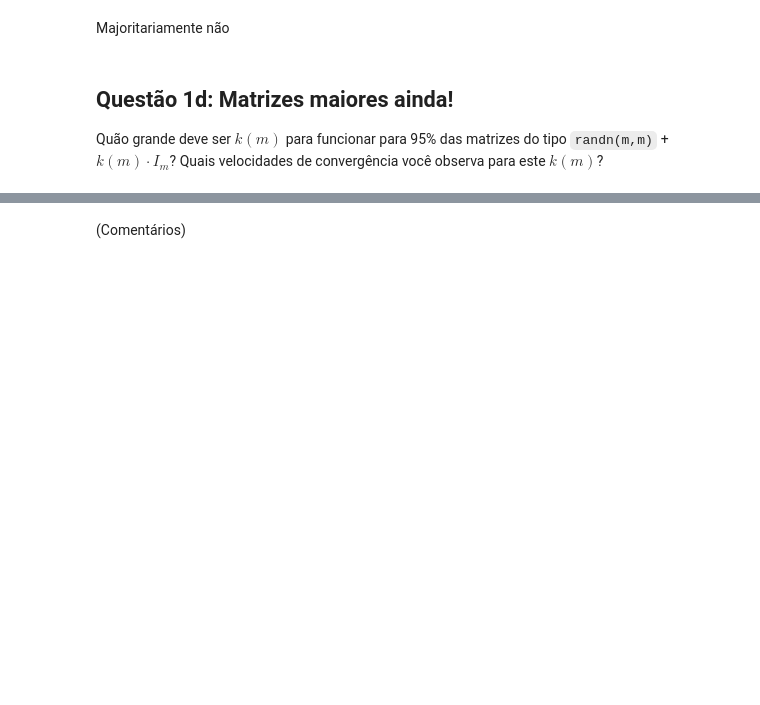
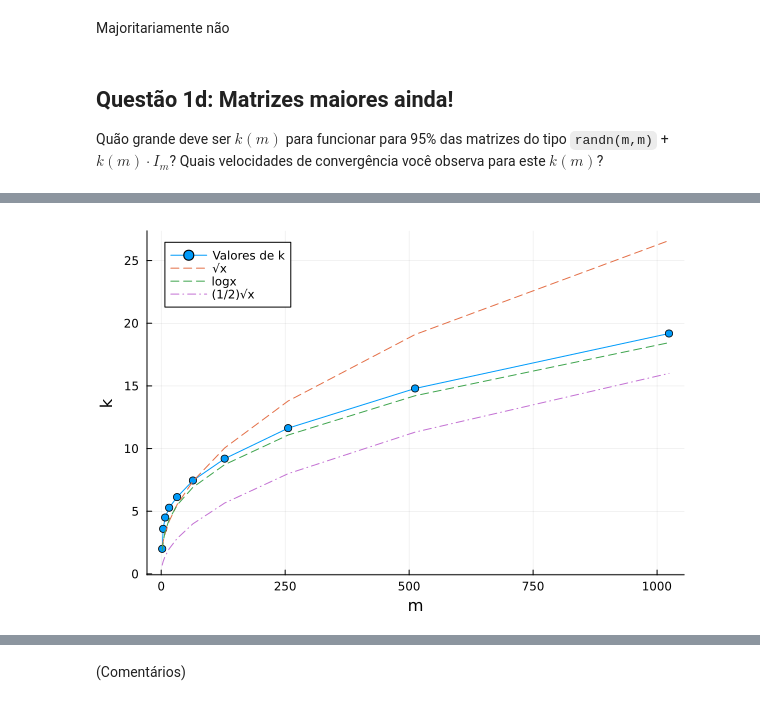
Before and after one commit to FGVTrabalhos/Jacobi, a Jupyter notebook: Projeto2.ipynb, the cells around one changed output, grey strips where cells are left out. Saved outputs shown, nothing was run; the diff lists cells and outputs as text; code cells hidden in the pictures; blank space fills up the shorter version.

```diff
--- a/Projeto2.ipynb
+++ b/Projeto2.ipynb
@@ -305,0 +243,32 @@ Cota superior
+# %%
+function encontrar_k()
+    valores = Float64[]
+
+    for i in 1:10
+        m = 2 ^ i
+        a = sqrt(m)/2
+        b = m
+
+        for _ in 1:50  # precisão (~2^-30)
+            k = (a + b)/2
+
+            valor = testar_matrizes(makerand, m, k)
+            if abs(valor - 0.95) < 10^(-16)
+                break
+            end
+            if valor > 0.95
+                b = k
+            else
+                a = k
+            end
+        end
+
+        push!(valores, (a + b)/2)
+    end
+
+    return valores
+end
+
+nothing
+# %%
+pontos_k = encontrar_k()
@@ -305,0 +287,12 @@ Cota superior
+# %%
+function graficoseparado_linear(v::Vector, l)
+    x = 2 .^ (1:length(v))   # 2^0, 2^1, ..., 2^(n-1)
+    plot(x, v, marker=:circle, label=l, xlabel="m", ylabel="k")
+    plot!(x, 1.0 .+ 0.8 * sqrt.(x) , label="√x", linestyle=:dash)
+    plot!(x, 0.8 .+ 0.4 .* sqrt.(x) .+ 0.7 .* log.(x), label="logx", linestyle=:dash)
+    plot!(x, 0.5 .* sqrt.(x), label="(1/2)√x", linestyle=:dashdot)
+end
+
+graficoseparado_linear(pontos_k, "Valores de k")
+# %% [output]
+[figure, added]
```
Also changed, not shown: parts of 16 cells of this notebook.
